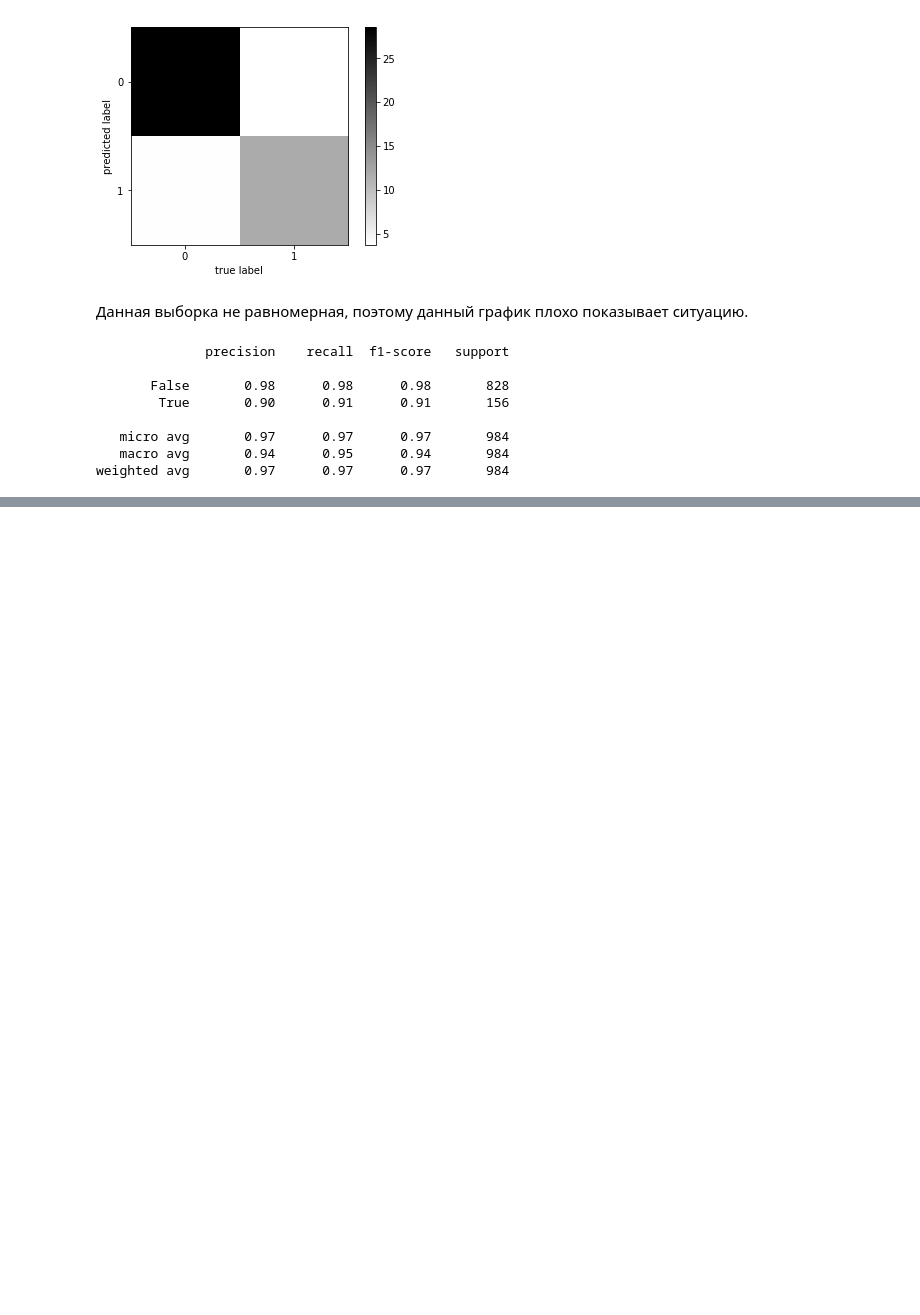
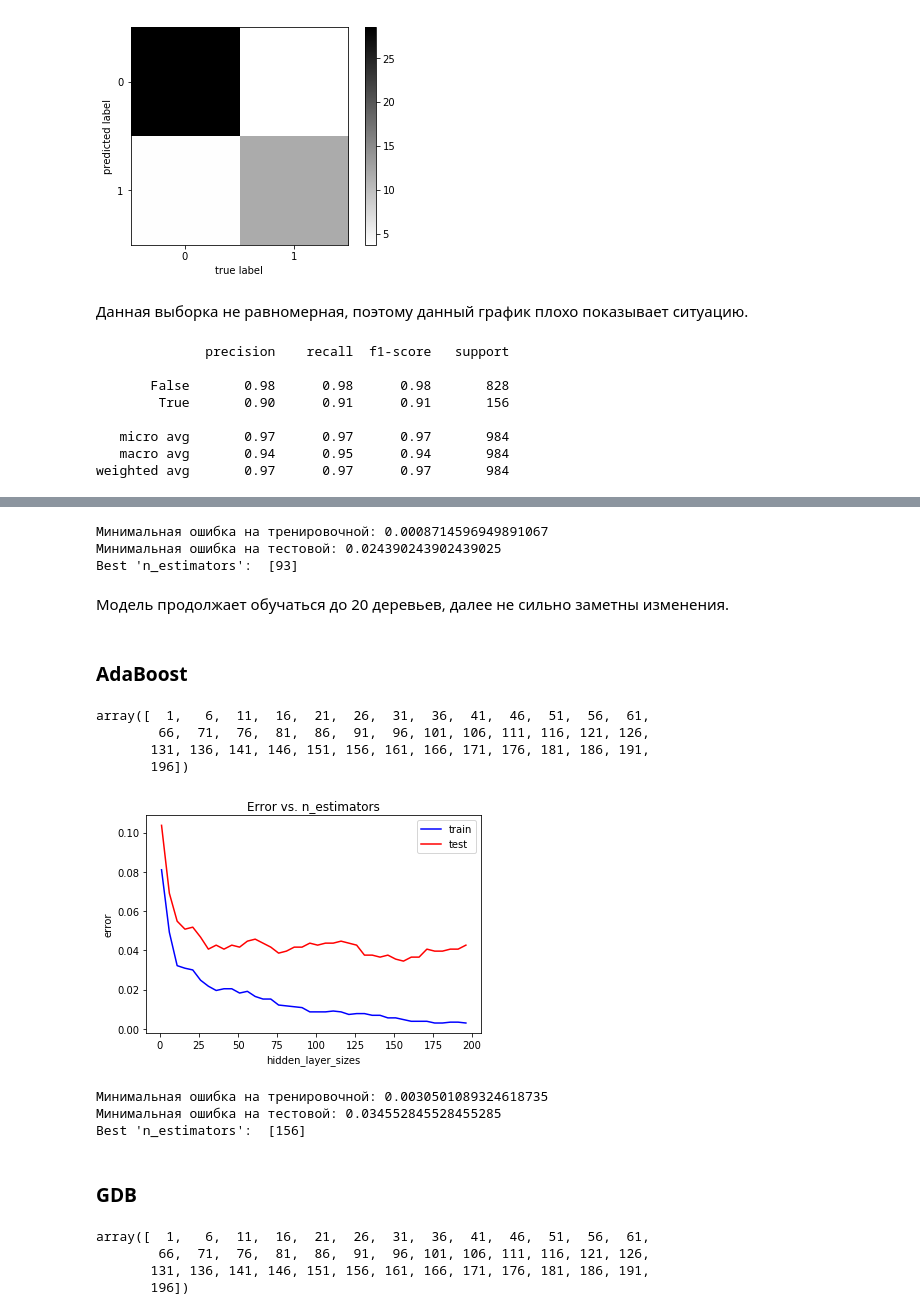
Before and after one commit to Katerina100/MachineLearn, a Jupyter notebook: lab1/DataMining 1.ipynb, the cells around one changed output, grey strips where cells are left out. Saved outputs shown, nothing was run; the diff lists cells and outputs as text; code cells hidden in the pictures; blank space fills up the shorter version.

```diff
--- a/lab1/DataMining 1.ipynb
+++ b/lab1/DataMining 1.ipynb
@@ -740,0 +826,61 @@ weighted avg       0.97      0.97      0.97       984
+# %%
+print("Минимальная ошибка на тренировочной:", np.min(train_err))
+print("Минимальная ошибка на тестовой:", np.min(test_err))
+r = range_[test_err == np.min(test_err)]
+print("Best 'n_estimators': ", r)
+# %% [output]
+Минимальная ошибка на тренировочной: 0.0008714596949891067
+Минимальная ошибка на тестовой: 0.024390243902439025
+Best 'n_estimators':  [93]
+# %% [markdown]
+Модель продолжает обучаться до 20 деревьев, далее не сильно заметны изменения.
+# %% [markdown]
+### AdaBoost
+# %%
+range_ = np.arange(1,200,5)
+range_
+# %% [output]
+array([  1,   6,  11,  16,  21,  26,  31,  36,  41,  46,  51,  56,  61,
+        66,  71,  76,  81,  86,  91,  96, 101, 106, 111, 116, 121, 126,
+       131, 136, 141, 146, 151, 156, 161, 166, 171, 176, 181, 186, 191,
+       196])
+# %%
+test_err = []
+train_err = []
+for r in range_:
+    mlp_model = ensemble.AdaBoostClassifier(n_estimators = r)
+    mlp_model.fit(X_train, y_train)
+
+    y_train_pred = mlp_model.predict(X_train)
+    y_test_pred = mlp_model.predict(X_test)
+    train_err.append(np.mean(y_train != y_train_pred))
+    test_err.append(np.mean(y_test != y_test_pred))
+# %%
+plt.plot(range_, train_err, 'b', label = 'train')
+plt.plot(range_, test_err, 'r', label = 'test')
+plt.title('Error vs. n_estimators')
+plt.xlabel('hidden_layer_sizes')
+plt.ylabel('error')
+plt.legend()
+pass
+# %% [output]
+[figure, added]
+# %%
+print("Минимальная ошибка на тренировочной:", np.min(train_err))
+print("Минимальная ошибка на тестовой:", np.min(test_err))
+r = range_[test_err == np.min(test_err)]
+print("Best 'n_estimators': ", r)
+# %% [output]
+Минимальная ошибка на тренировочной: 0.0030501089324618735
+Минимальная ошибка на тестовой: 0.034552845528455285
+Best 'n_estimators':  [156]
+# %% [markdown]
+### GDB
+# %%
+range_ = np.arange(1,200,5)
+range_
+# %% [output]
+array([  1,   6,  11,  16,  21,  26,  31,  36,  41,  46,  51,  56,  61,
+        66,  71,  76,  81,  86,  91,  96, 101, 106, 111, 116, 121, 126,
+       131, 136, 141, 146, 151, 156, 161, 166, 171, 176, 181, 186, 191,
+       196])
```
Also changed, not shown: parts of 18 cells of this notebook.
